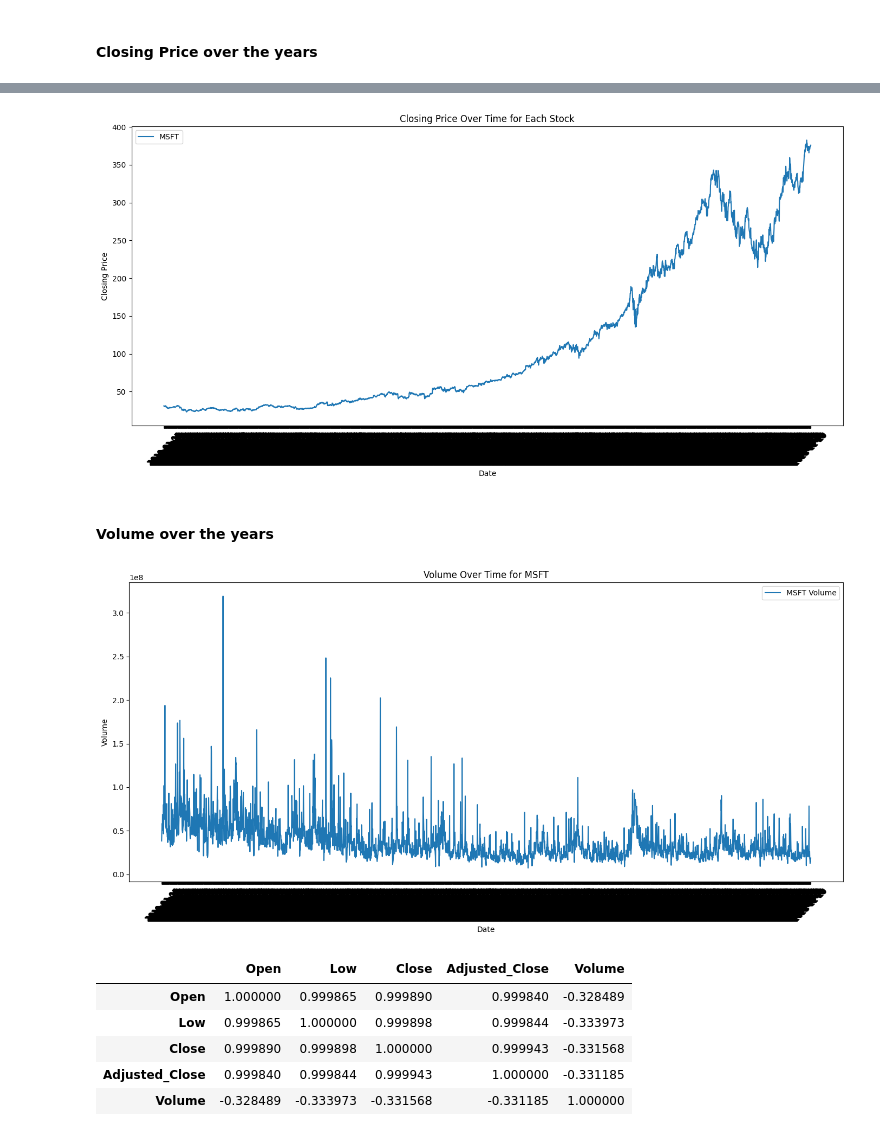
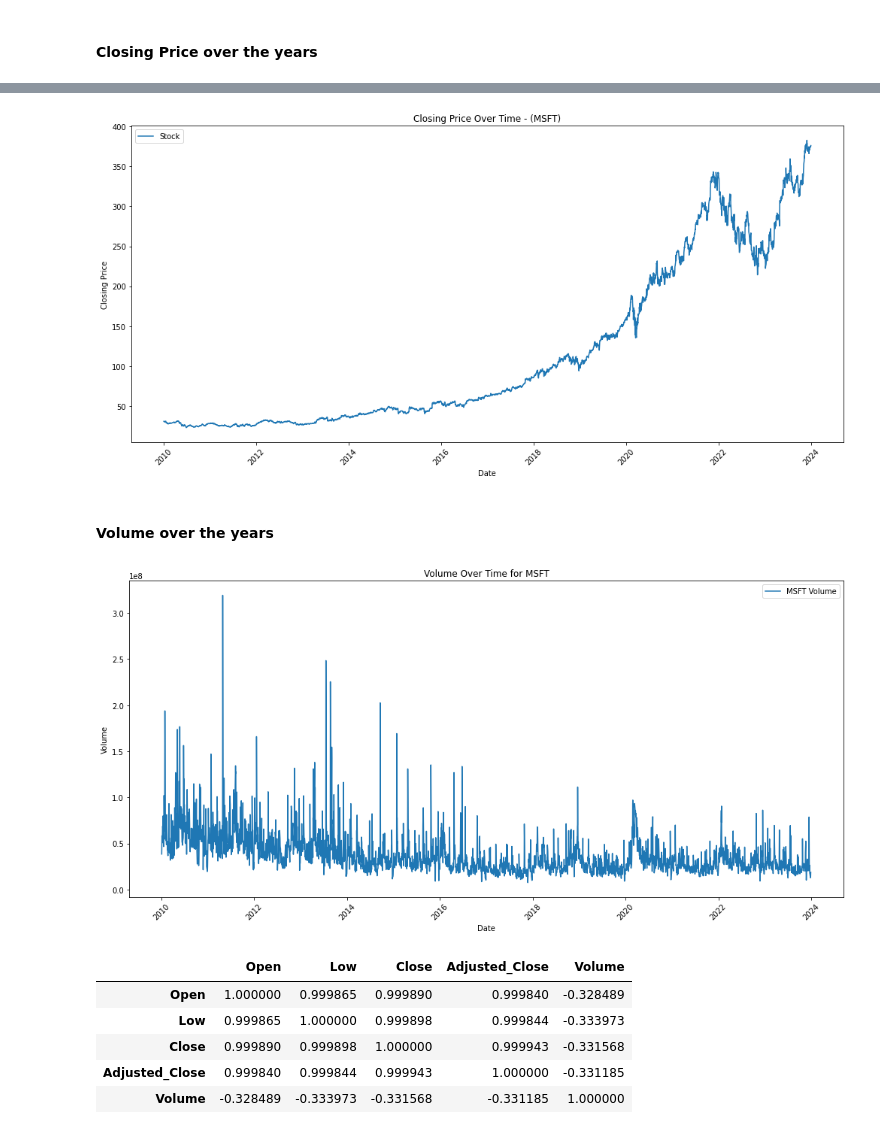
Before and after one commit to EthanFalcao/Sentiment-Analysis-in-Financial-Markets, a Jupyter notebook: 3. (msft) - Exploratory Data Analysis.ipynb, the cells around one changed output, grey strips where cells are left out. Saved outputs shown, nothing was run; the diff lists cells and outputs as text; code cells hidden in the pictures.

Commit message:
plots created

```diff
--- a/3. (msft) - Exploratory Data Analysis.ipynb
+++ b/3. (msft) - Exploratory Data Analysis.ipynb
@@ -27,7 +27,7 @@ Analyze news articles, financial reports, or social media to gauge market sentim
 #import yfinance as yf
 import pandas as pd
 # %%
-df_stocks=pd.read_csv('data/stocks/df_stocks.csv', sep=",")
+df_stocks=pd.read_csv('data/stocks/df_stocks.csv', sep=",", index_col=0)
 #df_stocks.drop(index=1, inplace=True)
 df_stocks.head(3)
 # %% [output]
@@ -38,9 +38,5 @@ df_stocks.head(3)
 # %%
 df_stocks = df_stocks[df_stocks['Stock'] == 'MSFT']
-# %%
-df_stocks.columns = ['Date', 'Stock', 'Open', 'Low', 'Close', 'Adjusted_Close', 'Volume']
-
-df_stocks.head()
 # %%
 df_stocks.info()
 # %% [output]
@@ -81,21 +96,22 @@ df_stocks.describe()
 # %%
 import matplotlib.pyplot as plt
 import seaborn as sns
 
-# Time Series Plot for each stock's closing price
+df_stocks['Date'] = pd.to_datetime(df_stocks['Date'])
+
+
+# Time Series Plot for the stock's closing price
 plt.figure(figsize=(14, 7))
-for stock in df_stocks['Stock'].unique():
-    subset = df_stocks[df_stocks['Stock'] == stock]
-    plt.plot(subset['Date'], subset['Close'], label=stock)
+plt.plot(df_stocks['Date'], df_stocks['Close'], label='Stock')
 
-plt.title('Closing Price Over Time for Each Stock')
+plt.title('Closing Price Over Time - (MSFT)')
 plt.xlabel('Date')
 plt.ylabel('Closing Price')
 plt.legend()
 plt.xticks(rotation=45)
 plt.tight_layout()
 # %% [output]
-[figure, old version]
+[figure, new version]
 # %% [markdown]
 #### Volume over the years
 # %%
@@ -118,7 +134,7 @@ for i, stock in enumerate(unique_stocks):
 
 plt.tight_layout()
 # %% [output]
-[figure, old version]
+[figure, new version]
 # %%
 import pandas as pd
 import numpy as np
```
Also changed, not shown: parts of 10 cells of this notebook, 12 other files.
